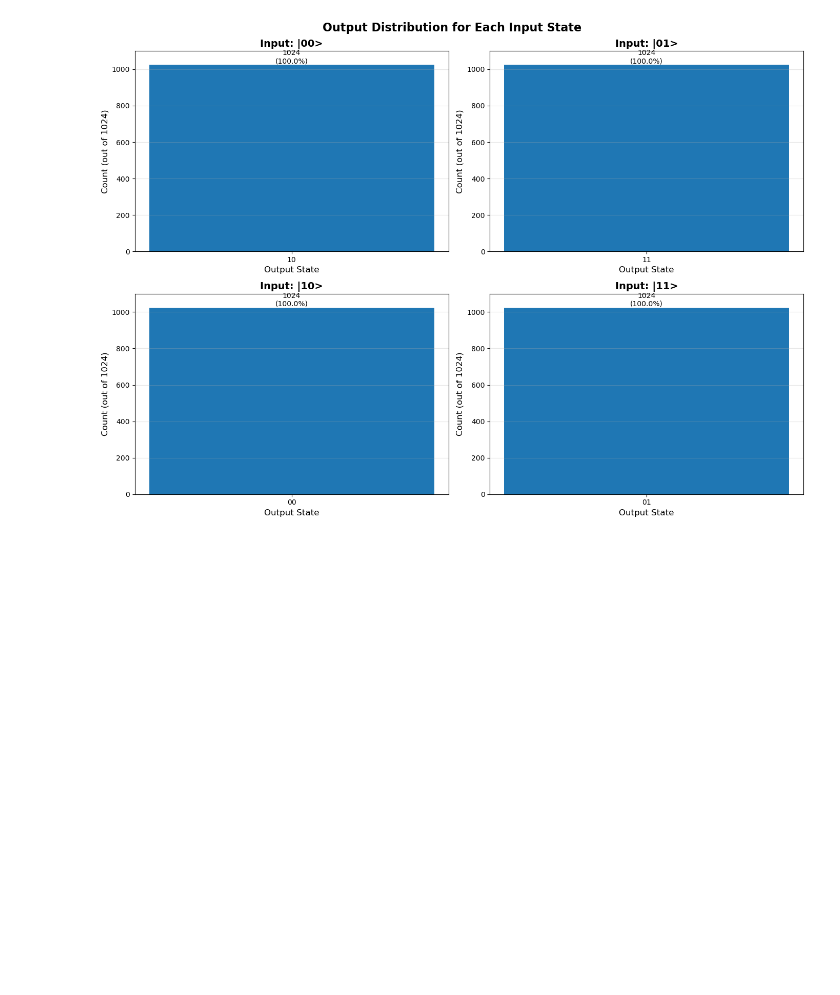
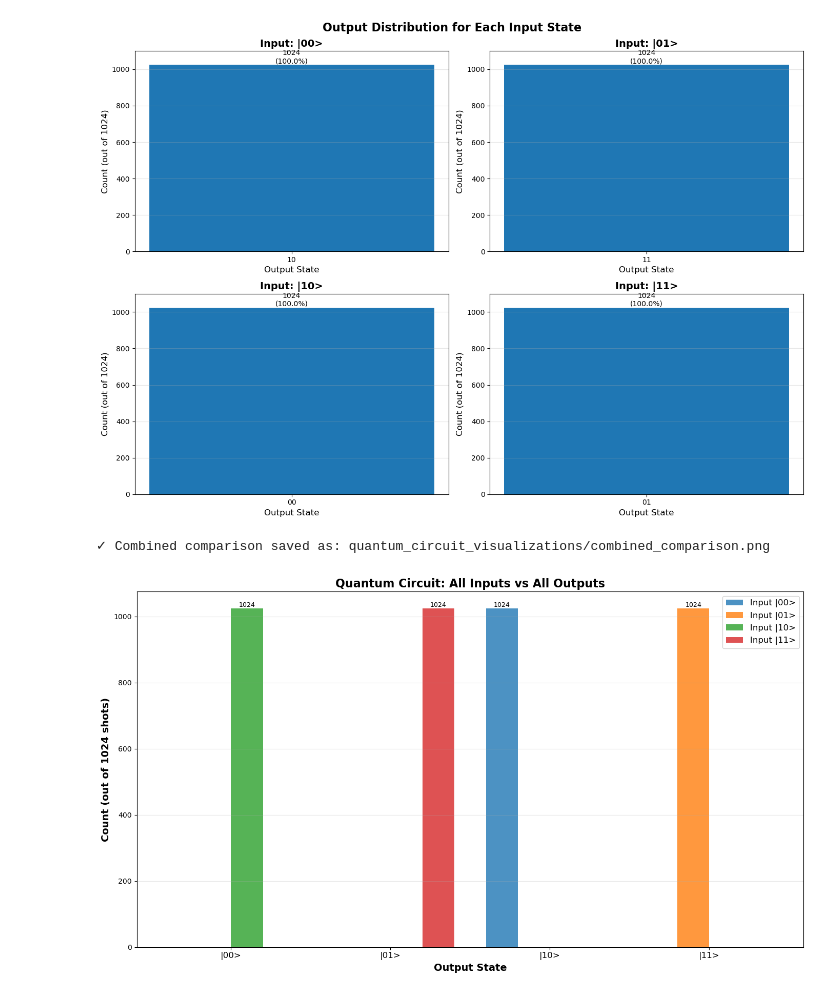
Before and after one commit to Abhijith-E/QuantumComputing, a Jupyter notebook: Q3A.ipynb, the cells around one changed output. Cells and saved outputs as stored; diff of their text form; code cells hidden in the pictures; blank space fills up the shorter version.

```diff
--- a/Q3A.ipynb
+++ b/Q3A.ipynb
@@ -200,3 +200,44 @@ Generating and saving visualizations...
 ======================================================================
 ✓ Individual histograms saved as: quantum_circuit_visualizations/individual_histograms.png
 [figure]
+# %%
+# Visualization 2: Combined comparison
+fig2, ax2 = plt.subplots(figsize=(14, 8))
+
+# Prepare data for grouped bar chart
+output_states = ['00', '01', '10', '11']
+x = np.arange(len(output_states))
+width = 0.2
+
+colors = ['#1f77b4', '#ff7f0e', '#2ca02c', '#d62728']
+
+for idx, input_state in enumerate(input_states):
+    counts = all_results[input_state]
+    values = [counts.get(out, 0) for out in output_states]
+    offset = width * (idx - 1.5)
+    bars = ax2.bar(x + offset, values, width, label=f'Input |{input_state}>',
+                   color=colors[idx], alpha=0.8)
+
+    # Add value labels
+    for bar in bars:
+        height = bar.get_height()
+        if height > 0:
+            ax2.text(bar.get_x() + bar.get_width()/2., height,
+                    f'{int(height)}',
+                    ha='center', va='bottom', fontsize=9)
+
+ax2.set_xlabel('Output State', fontsize=14, fontweight='bold')
+ax2.set_ylabel('Count (out of 1024 shots)', fontsize=14, fontweight='bold')
+ax2.set_title('Quantum Circuit: All Inputs vs All Outputs', fontsize=16, fontweight='bold')
+ax2.set_xticks(x)
+ax2.set_xticklabels([f'|{s}>' for s in output_states], fontsize=12)
+ax2.legend(fontsize=12)
+ax2.grid(axis='y', alpha=0.3)
+plt.tight_layout()
+
+# Save Visualization 2
+fig2.savefig(f"{output_dir}/combined_comparison.png", dpi=300, bbox_inches='tight')
+print(f"✓ Combined comparison saved as: {output_dir}/combined_comparison.png")
+# %% [output]
+✓ Combined comparison saved as: quantum_circuit_visualizations/combined_comparison.png
+[figure, added]
```
Also changed, not shown: 1 other file.
